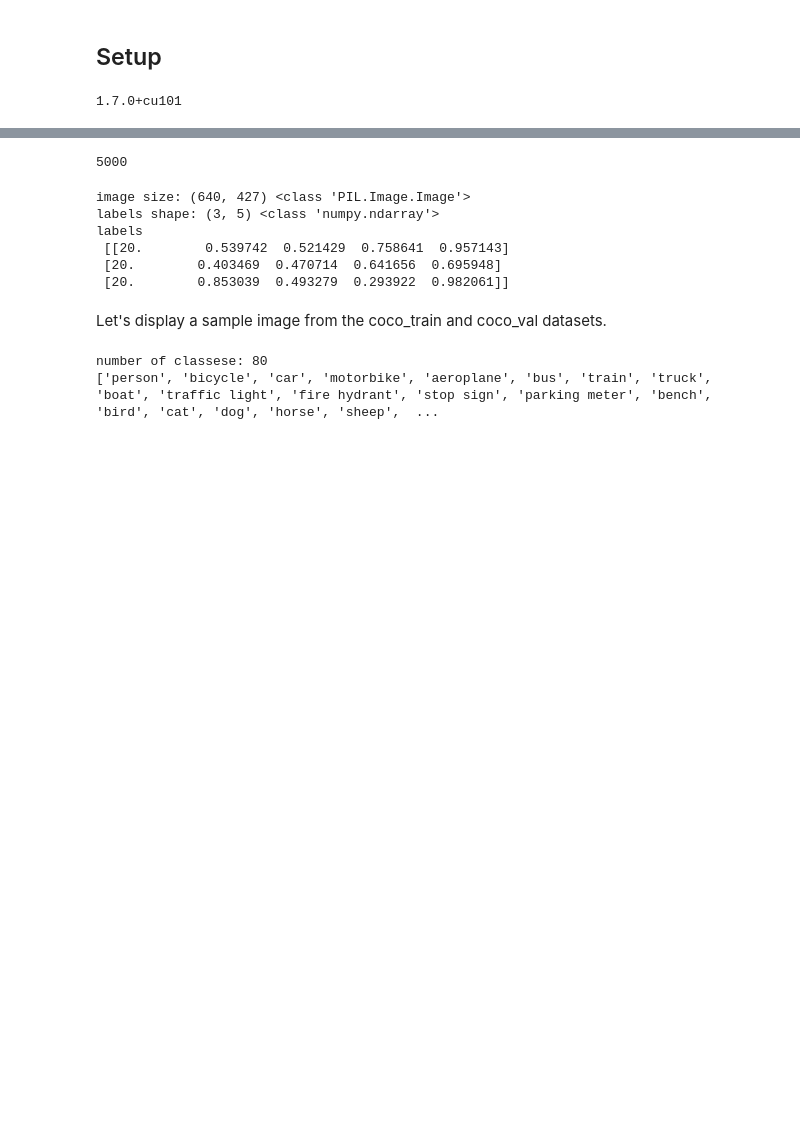
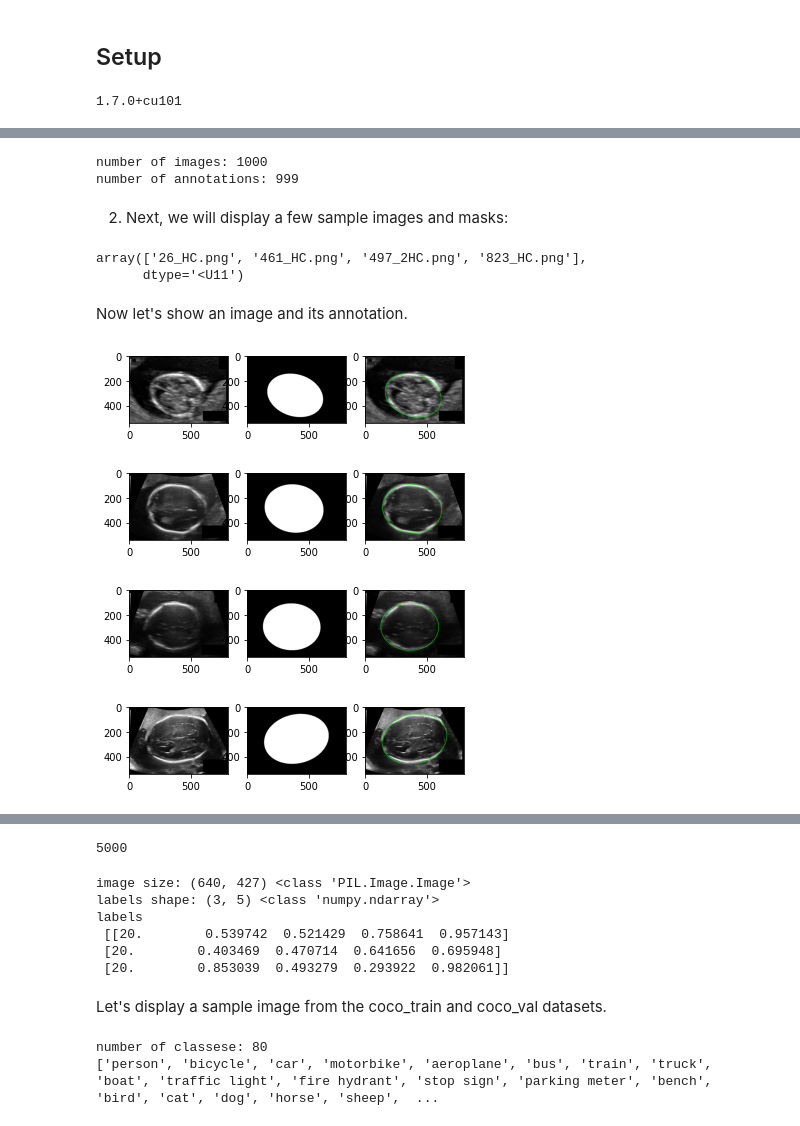
Before and after one commit to rahiakela/pytorch-computer-vision-cookbook, a Jupyter notebook: 6-single-object-segmentation/1_single_object_segmentation.ipynb, the cells around one changed output, grey strips where cells are left out. Saved outputs shown, nothing was run; the diff lists cells and outputs as text; code cells hidden in the pictures; blank space fills up the shorter version.

```diff
--- a/6-single-object-segmentation/1_single_object_segmentation.ipynb
+++ b/6-single-object-segmentation/1_single_object_segmentation.ipynb
@@ -111,6 +64,0 @@ print(len(coco_train))
-# %%
-# Get a sample item from coco_val:
-img, labels, img_path = coco_train[1]
-print("image size:", img.size, type(img))
-print("labels shape:", labels.shape, type(labels))
-print("labels \n", labels)
@@ -124,0 +111,54 @@ Let's display a sample image from the coco_train and coco_val datasets.
+# %%
+train_path = "./data/training_set/"
+
+imgs_list = [pp for pp in os.listdir(train_path) if "Annotation" not in pp]
+annotations_list = [pp for pp in os.listdir(train_path) if "Annotation" in pp]
+
+print("number of images:", len(imgs_list))
+print("number of annotations:", len(annotations_list))
+# %% [output]
+number of images: 1000
+number of annotations: 999
+# %% [markdown]
+2. Next, we will display a few sample images and masks:
+# %%
+np.random.seed(2021)
+rnd_images = np.random.choice(imgs_list, 4)
+rnd_images
+# %% [output]
+array(['26_HC.png', '461_HC.png', '497_2HC.png', '823_HC.png'],
+      dtype='<U11')
+# %% [markdown]
+Now let's show an image and its annotation.
+# %%
+def show_img_mask(img, mask):
+  if torch.is_tensor(img):
+    img = to_pil_image(img)
+    mask = to_pil_image(mask)
+
+  img_mask = mark_boundaries(np.array(img), np.array(mask), outline_color=(0, 1, 0), color=(0, 1, 0))
+  plt.imshow(img_mask)
+# %%
+for img in rnd_images:
+  img_path = os.path.join(train_path, img)
+  annot_path = img_path.replace(".png", "_Annotation.png")
+
+  img = Image.open(img_path)
+  annt_edges = Image.open(annot_path)
+
+  mask = ndi.binary_fill_holes(annt_edges)
+
+  plt.figure()
+  plt.subplot(1, 3, 1)
+  plt.imshow(img, cmap="gray")
+
+  plt.subplot(1, 3, 2)
+  plt.imshow(mask, cmap="gray")
+
+  plt.subplot(1, 3, 3)
+  show_img_mask(img, mask)
+# %% [output]
+[figure, added]
+[figure, added]
+[figure, added]
+[figure, added]
```
Also changed, not shown: parts of 23 cells of this notebook.
